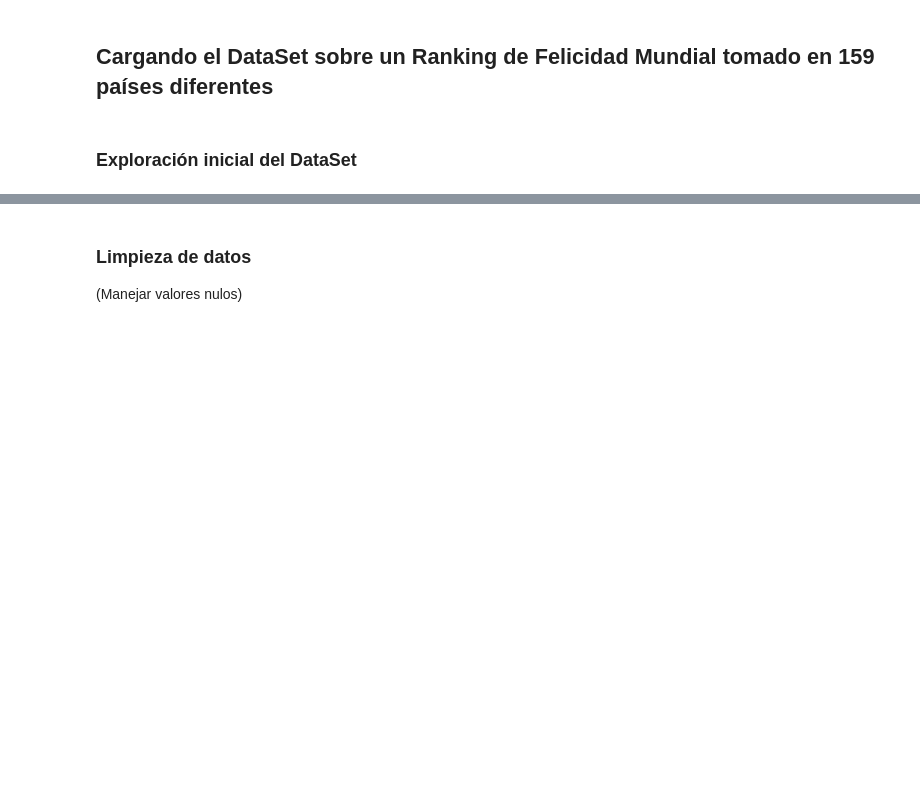
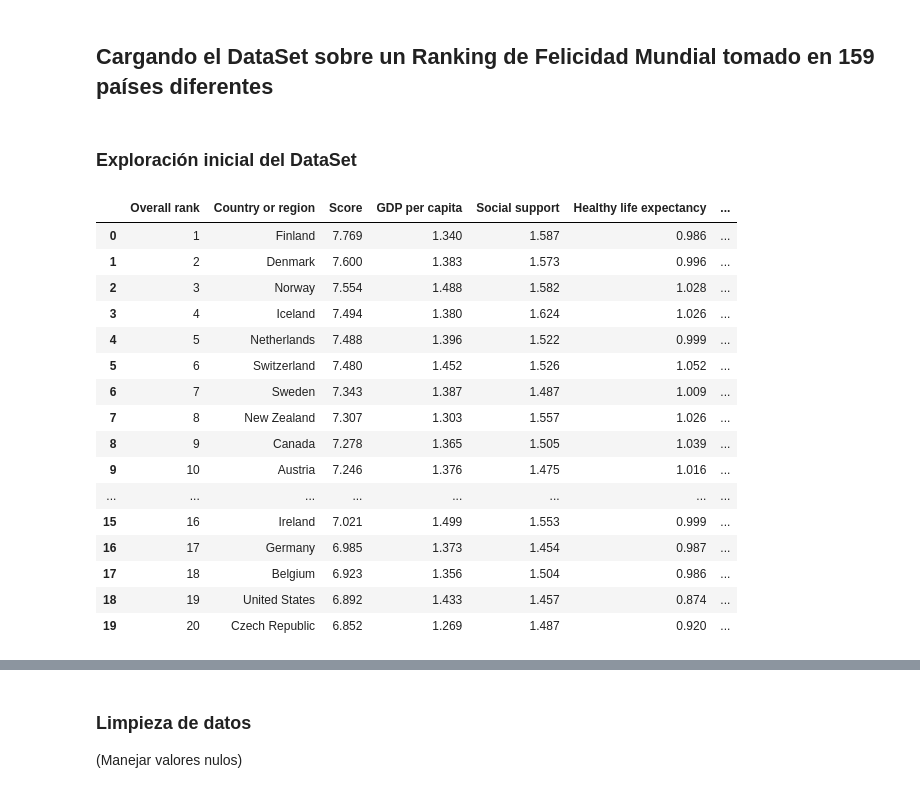
Before and after one commit to Javi111003/Happinness-World-Ranking-Stats, a Jupyter notebook: main.ipynb, the cells around one changed output, grey strips where cells are left out. Drawn from its saved outputs; the diff is of its cells as text; code cells hidden in the pictures; blank space fills up the shorter version.

```diff
--- a/main.ipynb
+++ b/main.ipynb
@@ -19,3 +34,23 @@ sns.set(style="whitegrid")
 df = pd.read_csv('2019.csv')
 # %% [markdown]
 ### Exploración inicial del DataSet
+# %%
+df.head(20)
+# %% [output]
+|  | Overall rank | Country or region | Score | GDP per capita | Social support | Healthy life expectancy | ... |
+| 0 | 1 | Finland | 7.769 | 1.340 | 1.587 | 0.986 | ... |
+| 1 | 2 | Denmark | 7.600 | 1.383 | 1.573 | 0.996 | ... |
+| 2 | 3 | Norway | 7.554 | 1.488 | 1.582 | 1.028 | ... |
+| 3 | 4 | Iceland | 7.494 | 1.380 | 1.624 | 1.026 | ... |
+| 4 | 5 | Netherlands | 7.488 | 1.396 | 1.522 | 0.999 | ... |
+| 5 | 6 | Switzerland | 7.480 | 1.452 | 1.526 | 1.052 | ... |
+| 6 | 7 | Sweden | 7.343 | 1.387 | 1.487 | 1.009 | ... |
+| 7 | 8 | New Zealand | 7.307 | 1.303 | 1.557 | 1.026 | ... |
+| 8 | 9 | Canada | 7.278 | 1.365 | 1.505 | 1.039 | ... |
+| 9 | 10 | Austria | 7.246 | 1.376 | 1.475 | 1.016 | ... |
+| ... | ... | ... | ... | ... | ... | ... | ... |
+| 15 | 16 | Ireland | 7.021 | 1.499 | 1.553 | 0.999 | ... |
+| 16 | 17 | Germany | 6.985 | 1.373 | 1.454 | 0.987 | ... |
+| 17 | 18 | Belgium | 6.923 | 1.356 | 1.504 | 0.986 | ... |
+| 18 | 19 | United States | 6.892 | 1.433 | 1.457 | 0.874 | ... |
+| 19 | 20 | Czech Republic | 6.852 | 1.269 | 1.487 | 0.920 | ... |
```
Also changed, not shown: parts of 8 cells of this notebook.
